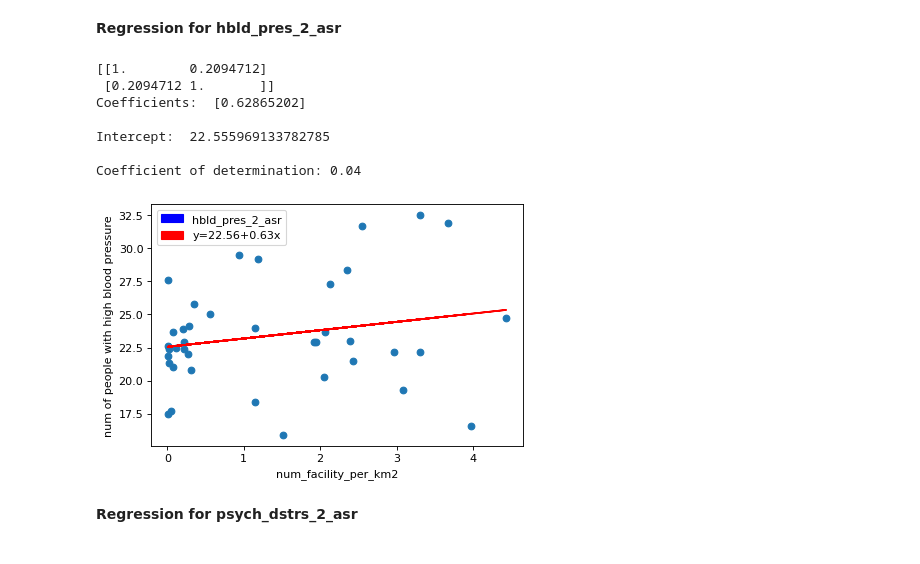
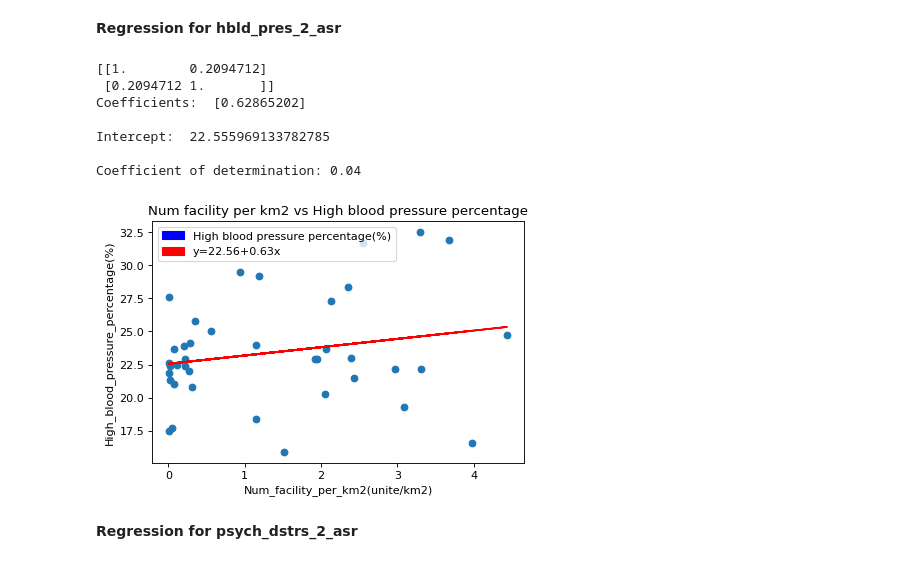
Before and after one commit to Chris-Xiu/COMP20008-Data-Science-Project, a Jupyter notebook: per_km2_regression (1).ipynb, the cells around one changed output. Saved outputs shown, nothing was run; the diff lists cells and outputs as text; code cells hidden in the pictures.

```diff
--- a/per_km2_regression (1).ipynb
+++ b/per_km2_regression (1).ipynb
@@ -284,37 +292,39 @@ model = lm.fit(X, y)
 y_predictions = lm.predict(X)
 
 print('Coefficients: ', end = ' ')
 print(lm.coef_)
 print('')
 
 print('Intercept: ', end = ' ')
 print(lm.intercept_)
 print('')
 
 # R2
 r2_train = lm.score(X, y)
 print('Coefficient of determination: {0:.2f}'.format(r2_train))
 
 #Plot
 figure(figsize=(6, 4), dpi=80)
 plt.scatter(X, y)
 plt.plot(X, y_predictions, color='red')
 colors = ['b','r']
-labels = ['hbld_pres_2_asr','y=22.56+0.63x']
+labels = ['High blood pressure percentage(%)','y=22.56+0.63x']
 handles = [plt.Rectangle((0,0),1,1, color=colors[i]) for i in range(len(labels))]
 plt.legend(handles, labels)
-plt.ylabel("num of people with high blood pressure")
-plt.xlabel("num_facility_per_km2")
+plt.ylabel("High_blood_pressure_percentage(%)")
+plt.xlabel("Num_facility_per_km2(unite/km2)")
+plt.title("Num facility per km2 vs High blood pressure percentage")
 plt.show()
+plt.savefig("highblood_linear")
 # %% [output]
 [[1.        0.2094712]
  [0.2094712 1.       ]]
 Coefficients:  [0.62865202]
 
 Intercept:  22.555969133782785
 
 Coefficient of determination: 0.04
-[figure, old version]
+[figure, new version]
 # %% [markdown]
 **Regression for psych_dstrs_2_asr**
 # %% [markdown]
```
Also changed, not shown: parts of 6 cells of this notebook.
